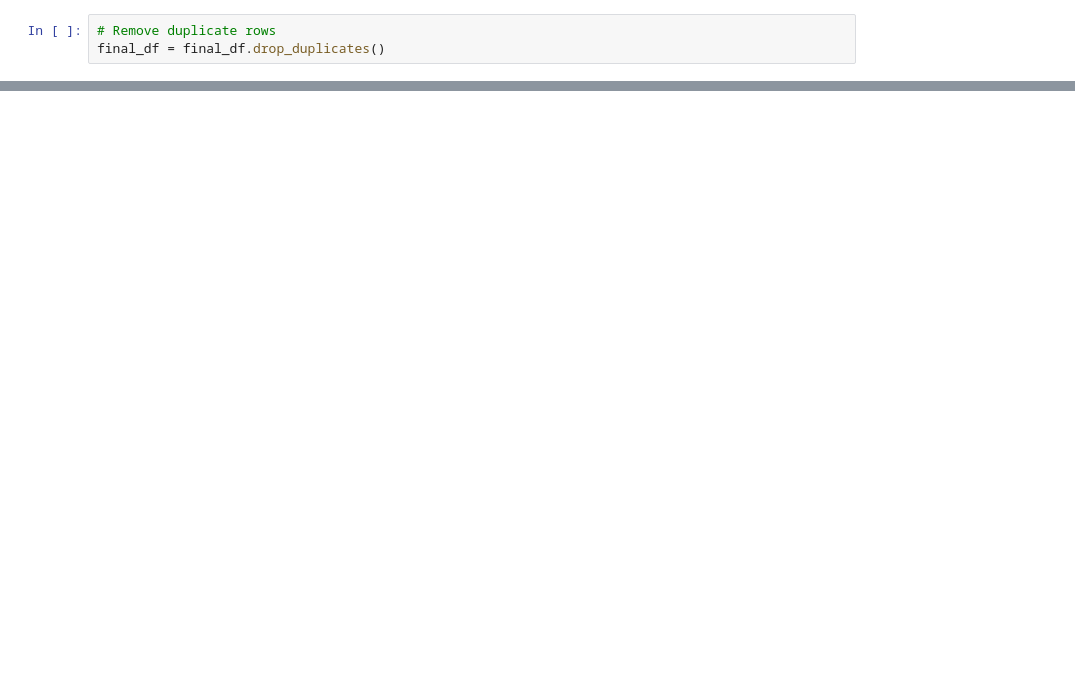
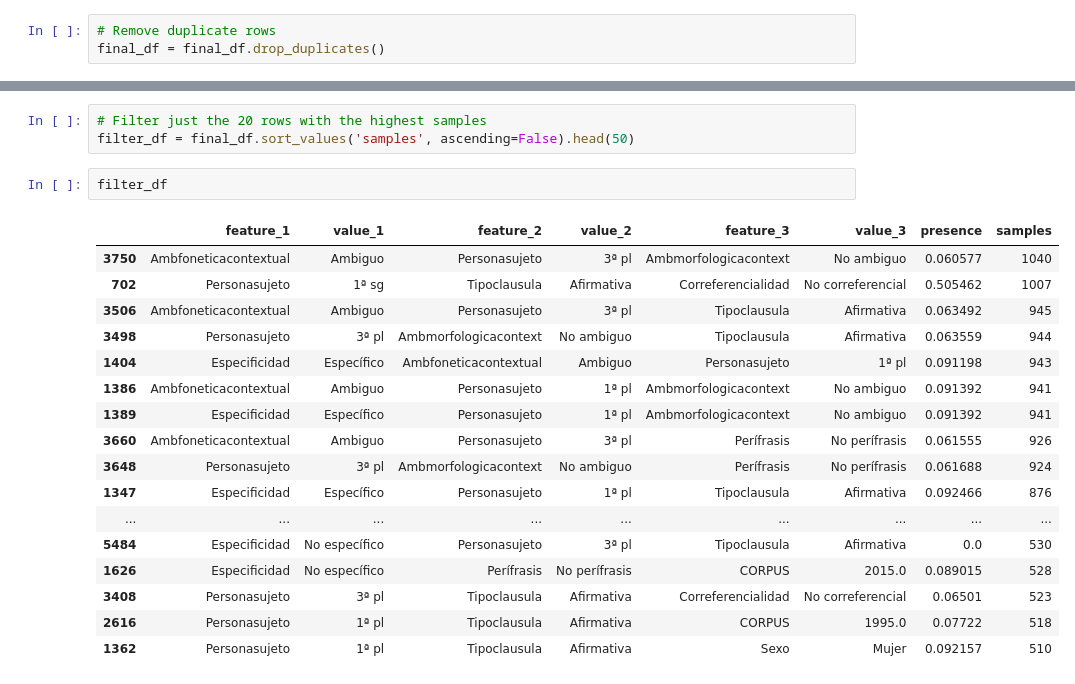
Before and after one commit to ramajoballester/preseea_analysis, a Jupyter notebook: notebooks/first.ipynb, the cells around one changed output, grey strips where cells are left out. Cells and saved outputs as stored; diff of their text form; blank space fills up the shorter version.

```diff
--- a/notebooks/first.ipynb
+++ b/notebooks/first.ipynb
@@ -503,0 +531,23 @@ final_df
+# %%
+# Filter just the 20 rows with the highest samples
+filter_df = final_df.sort_values('samples', ascending=False).head(50)
+# %%
+filter_df
+# %% [output]
+|  | feature_1 | value_1 | feature_2 | value_2 | feature_3 | value_3 | presence | samples |
+| 3750 | Ambfoneticacontextual | Ambiguo | Personasujeto | 3ª pl | Ambmorfologicacontext | No ambiguo | 0.060577 | 1040 |
+| 702 | Personasujeto | 1ª sg | Tipoclausula | Afirmativa | Correferencialidad | No correferencial | 0.505462 | 1007 |
+| 3506 | Ambfoneticacontextual | Ambiguo | Personasujeto | 3ª pl | Tipoclausula | Afirmativa | 0.063492 | 945 |
+| 3498 | Personasujeto | 3ª pl | Ambmorfologicacontext | No ambiguo | Tipoclausula | Afirmativa | 0.063559 | 944 |
+| 1404 | Especificidad | Específico | Ambfoneticacontextual | Ambiguo | Personasujeto | 1ª pl | 0.091198 | 943 |
+| 1386 | Ambfoneticacontextual | Ambiguo | Personasujeto | 1ª pl | Ambmorfologicacontext | No ambiguo | 0.091392 | 941 |
+| 1389 | Especificidad | Específico | Personasujeto | 1ª pl | Ambmorfologicacontext | No ambiguo | 0.091392 | 941 |
+| 3660 | Ambfoneticacontextual | Ambiguo | Personasujeto | 3ª pl | Perífrasis | No perífrasis | 0.061555 | 926 |
+| 3648 | Personasujeto | 3ª pl | Ambmorfologicacontext | No ambiguo | Perífrasis | No perífrasis | 0.061688 | 924 |
+| 1347 | Especificidad | Específico | Personasujeto | 1ª pl | Tipoclausula | Afirmativa | 0.092466 | 876 |
+| ... | ... | ... | ... | ... | ... | ... | ... | ... |
+| 5484 | Especificidad | No específico | Personasujeto | 3ª pl | Tipoclausula | Afirmativa | 0.0 | 530 |
+| 1626 | Especificidad | No específico | Perífrasis | No perífrasis | CORPUS | 2015.0 | 0.089015 | 528 |
+| 3408 | Personasujeto | 3ª pl | Tipoclausula | Afirmativa | Correferencialidad | No correferencial | 0.06501 | 523 |
+| 2616 | Personasujeto | 1ª pl | Tipoclausula | Afirmativa | CORPUS | 1995.0 | 0.07722 | 518 |
+| 1362 | Personasujeto | 1ª pl | Tipoclausula | Afirmativa | Sexo | Mujer | 0.092157 | 510 |
```
Also changed, not shown: parts of 25 cells of this notebook, 1 other file.
